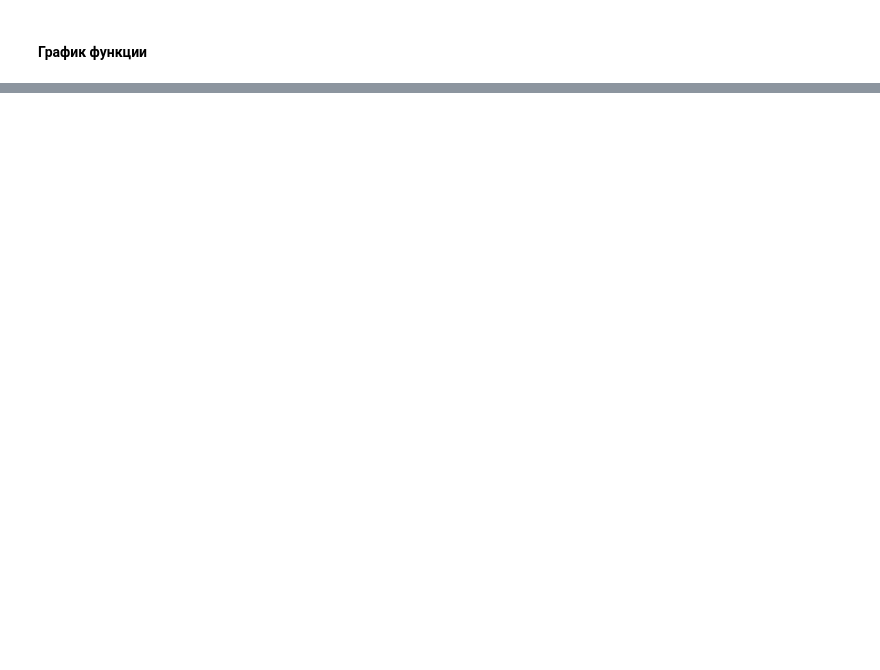
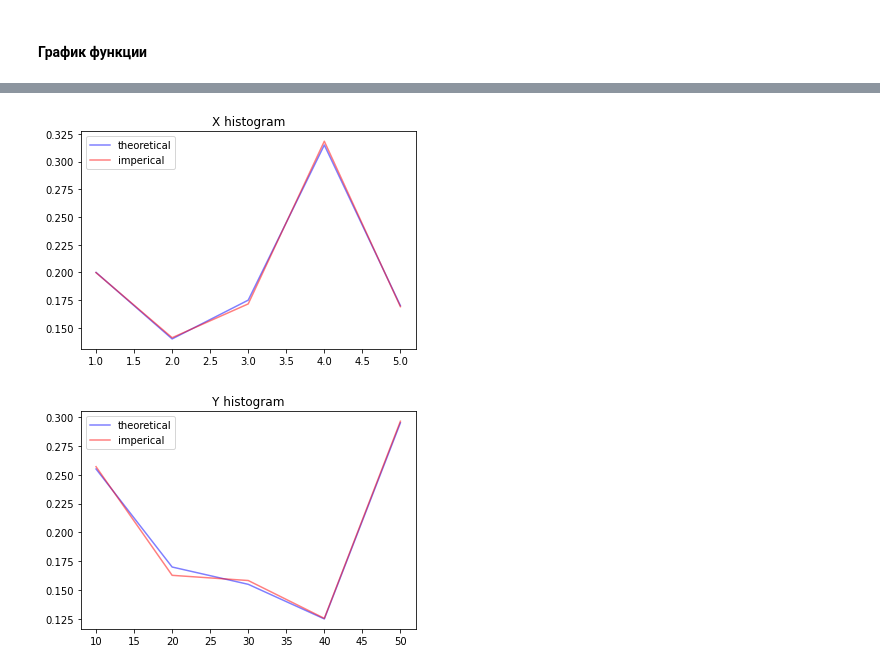
Before and after one commit to dtalkachou/MMod, a Jupyter notebook: lab2.ipynb, the cells around one changed output, grey strips where cells are left out. Cells and saved outputs as stored; diff of their text form; code cells hidden in the pictures; blank space fills up the shorter version.

```diff
--- a/lab2.ipynb
+++ b/lab2.ipynb
@@ -94,0 +96,18 @@ draw_3d_plot(sorted(x_l), sorted(y_l), 'cos(x* - y*) / 2')
+# %%
+X = [1, 2, 3, 4, 5]
+Y = [10, 20, 30, 40, 50]
+P = [
+    [0, 0, 0.05, 0.05, 0.1],
+    [0.025, 0.025, 0.025, 0.025, 0.04],
+    [0.05, 0.025, 0, 0, 0.1],
+    [0.11, 0.07, 0.03, 0.05, 0.055],
+    [0.070, 0.05, 0.05, 0, 0]
+]
+
+p_x = [sum(row) for row in P]
+p_y = [sum(y) for y in zip(*P)]
+
+p_yi = [[y / p_x[i] for y in row] for i, row in enumerate(P)]
+
+F_x = np.cumsum(p_x)
+F_y = [np.cumsum(p_yi[i]) for i in range(len(Y))]
@@ -94,0 +116,17 @@ draw_3d_plot(sorted(x_l), sorted(y_l), 'cos(x* - y*) / 2')
+# %%
+def get_var_and_index(x, F_x, p):
+    '''
+    Get the value of random variable and index by probability.
+    '''
+    return next((x[i], i) for i, p_ in enumerate(F_x) if p_ >= p)
+
+n = 10000
+
+x_l, y_l = [], []
+for _ in range(n):
+    x, i = get_var_and_index(X, F_x, r.random())
+    x_l.append(x)
+    y_l.append(get_var_and_index(Y, F_y[i], r.random())[0])
+
+p_x_th = [x_l.count(X[i]) / n for i in range(len(X))]
+p_y_th = [y_l.count(Y[i]) / n for i in range(len(Y))]
@@ -94,0 +161,13 @@ draw_3d_plot(sorted(x_l), sorted(y_l), 'cos(x* - y*) / 2')
+# %%
+def draw_plot(v, p_v, p_v_th, var_name):
+    plt.plot(v, p_v, label='theoretical', color='b', alpha=0.5)
+    plt.plot(v, p_v_th, label=f'imperical', color='r', alpha=0.5)
+    plt.title(f'{var_name} histogram')
+    plt.legend()
+    plt.show()
+
+draw_plot(X, p_x, p_x_th, 'X')
+draw_plot(Y, p_y, p_y_th, 'Y')
+# %% [output]
+[figure, added]
+[figure, added]
```
Also changed, not shown: parts of 9 cells of this notebook.
